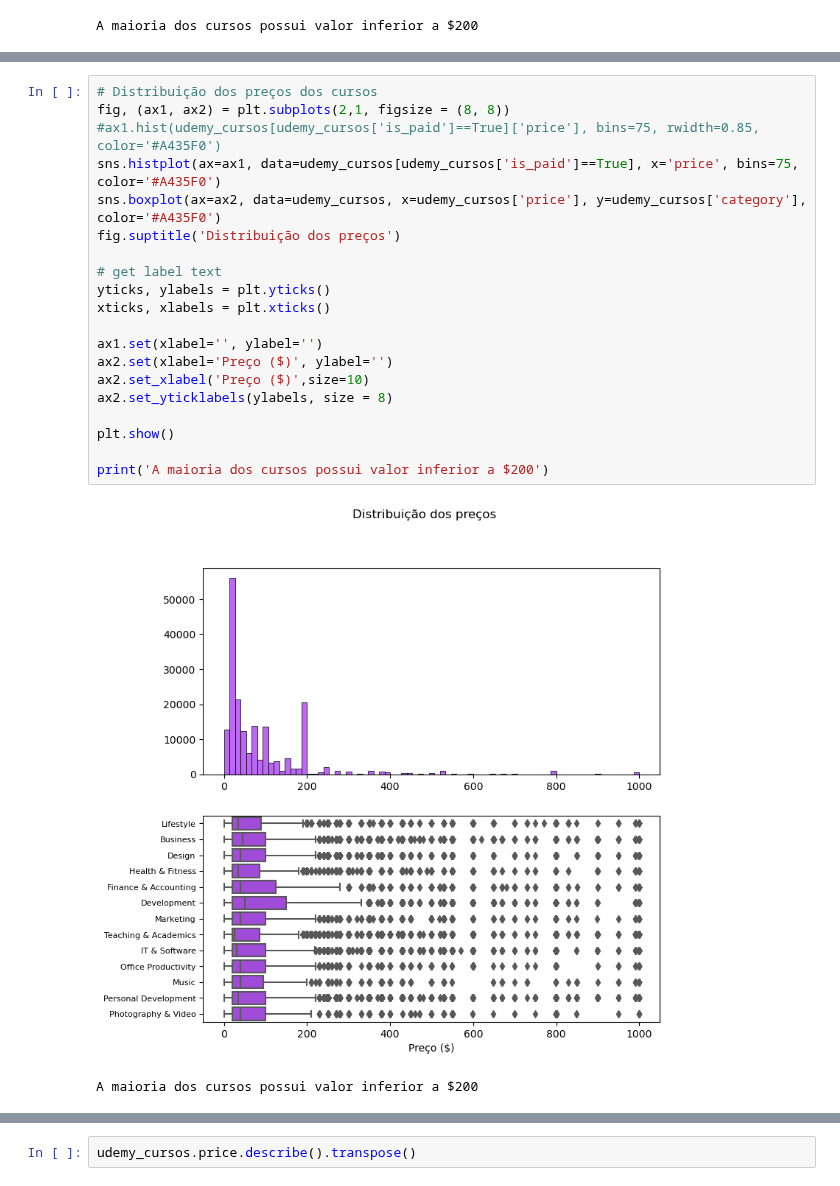
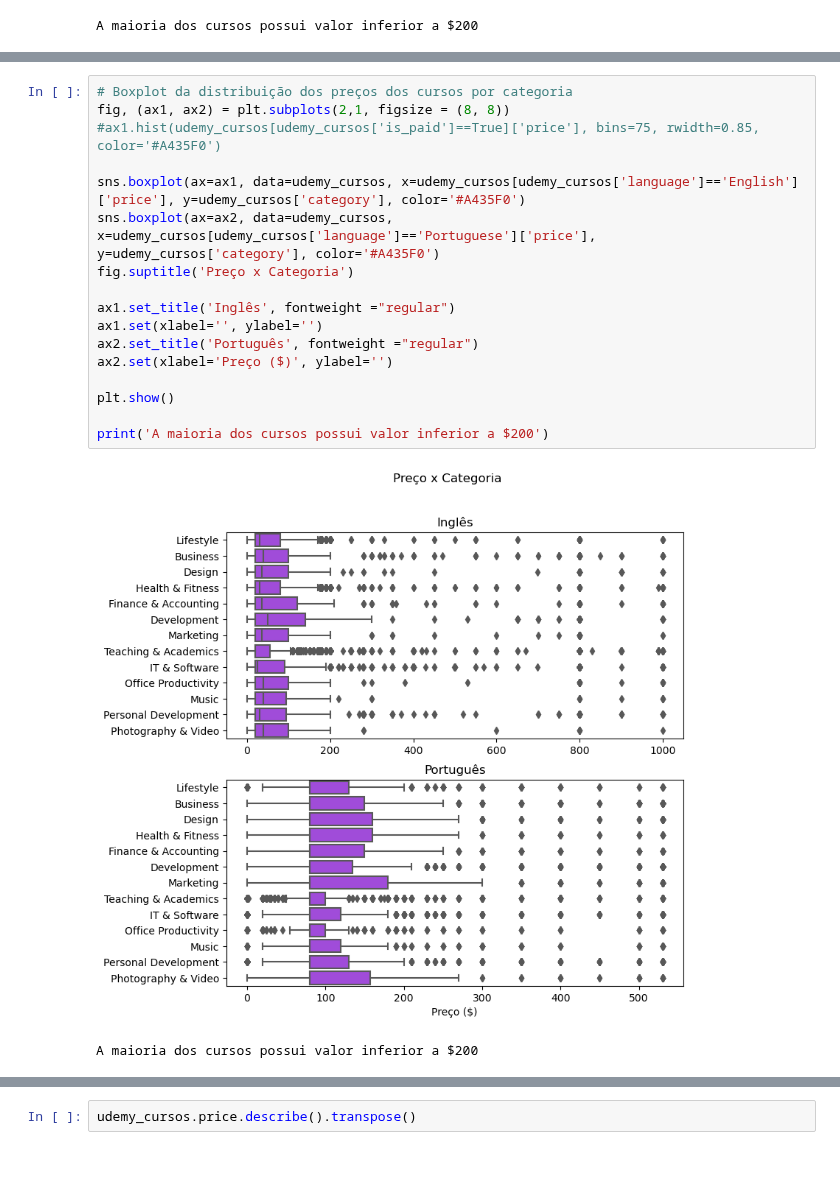
Before and after one commit to ismailymendes/mooc_udemy_coursera, a Jupyter notebook: mooc_udemy.ipynb, the cells around one changed output, grey strips where cells are left out. Cells and saved outputs as stored; diff of their text form.

```diff
--- a/mooc_udemy.ipynb
+++ b/mooc_udemy.ipynb
@@ -286,23 +327,20 @@ A maioria dos cursos possui valor inferior a $200
 # %%
-# Distribuição dos preços dos cursos
+# Boxplot da distribuição dos preços dos cursos por categoria
 fig, (ax1, ax2) = plt.subplots(2,1, figsize = (8, 8))
 #ax1.hist(udemy_cursos[udemy_cursos['is_paid']==True]['price'], bins=75, rwidth=0.85, color='#A435F0')
-sns.histplot(ax=ax1, data=udemy_cursos[udemy_cursos['is_paid']==True], x='price', bins=75, color='#A435F0')
-sns.boxplot(ax=ax2, data=udemy_cursos, x=udemy_cursos['price'], y=udemy_cursos['category'], color='#A435F0')
-fig.suptitle('Distribuição dos preços')
 
-# get label text
-yticks, ylabels = plt.yticks()
-xticks, xlabels = plt.xticks()
+sns.boxplot(ax=ax1, data=udemy_cursos, x=udemy_cursos[udemy_cursos['language']=='English']['price'], y=udemy_cursos['category'], color='#A435F0')
+sns.boxplot(ax=ax2, data=udemy_cursos, x=udemy_cursos[udemy_cursos['language']=='Portuguese']['price'], y=udemy_cursos['category'], color='#A435F0')
+fig.suptitle('Preço x Categoria')
 
+ax1.set_title('Inglês', fontweight ="regular")
 ax1.set(xlabel='', ylabel='')
+ax2.set_title('Português', fontweight ="regular")
 ax2.set(xlabel='Preço ($)', ylabel='')
-ax2.set_xlabel('Preço ($)',size=10)
-ax2.set_yticklabels(ylabels, size = 8)
 
 plt.show()
 
 print('A maioria dos cursos possui valor inferior a $200')
 # %% [output]
-[figure, old version]
+[figure, new version]
 A maioria dos cursos possui valor inferior a $200
```
Also changed, not shown: parts of 13 cells of this notebook.
